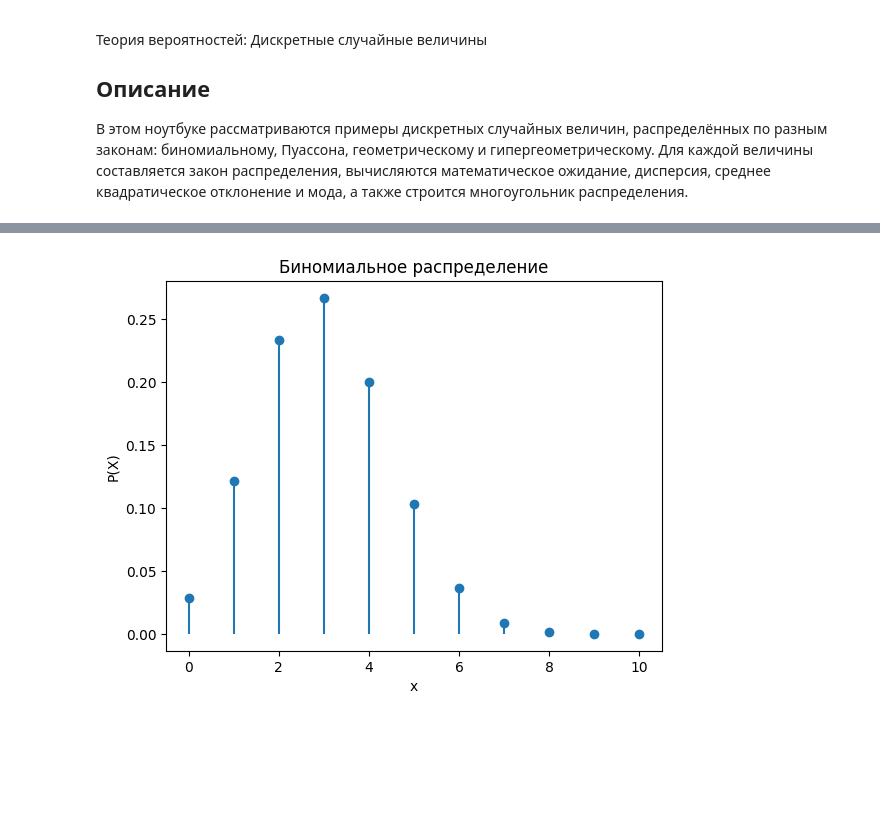
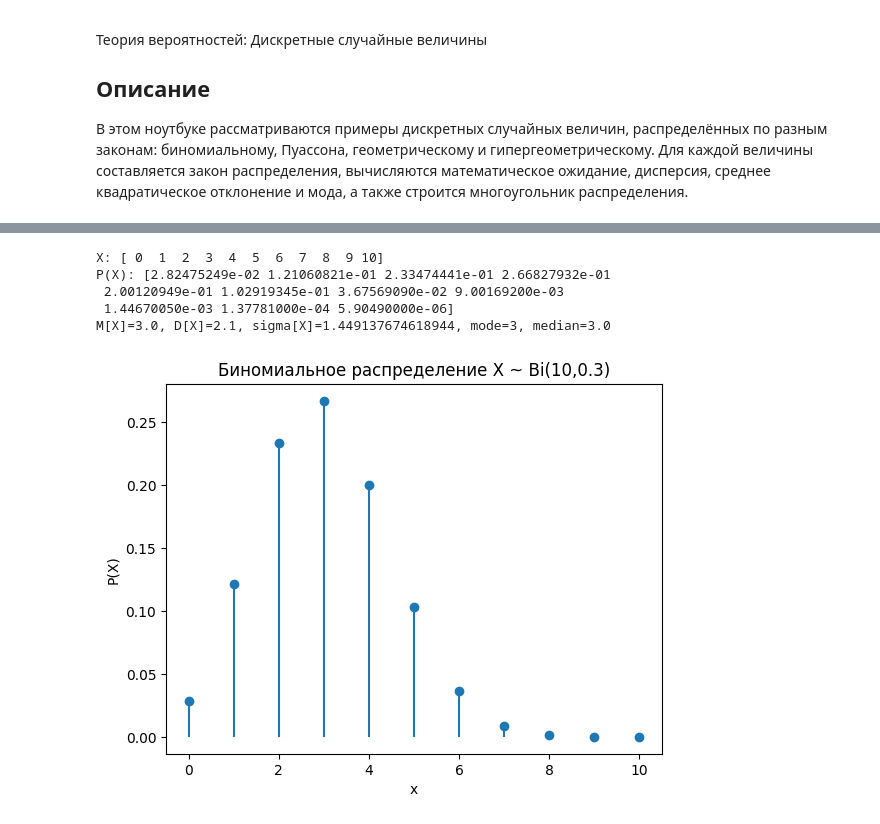
Before and after one commit to MaluckowD/Probability_Theory, a Jupyter notebook: Законы распределения дискретных случайных величин/task.ipynb, the cells around one changed output, grey strips where cells are left out. Cells and saved outputs as stored; diff of their text form; code cells hidden in the pictures; blank space fills up the shorter version.

```diff
--- a/Законы распределения дискретных случайных величин/task.ipynb
+++ b/Законы распределения дискретных случайных величин/task.ipynb
@@ -33,20 +33,31 @@ $$
 # %%
 n, p = 10, 0.3
 x = np.arange(0, n+1)
 pmf_binom = binom.pmf(x, n, p)
 
 
 mean_binom = binom.mean(n, p)
 var_binom = binom.var(n, p)
 std_binom = binom.std(n, p)
-mode_binom = np.argmax(pmf_binom)
+mode_binom = x[np.argmax(pmf_binom)]
+median_binom = binom.median(n, p)
+
+
+print(f"X: {x}")
+print(f"P(X): {pmf_binom}")
+print(f"M[X]={mean_binom}, D[X]={var_binom}, sigma[X]={std_binom}, mode={mode_binom}, median={median_binom}")
 
 
 plt.stem(x, pmf_binom, basefmt=' ')
 plt.xlabel('x')
 plt.ylabel('P(X)')
-plt.title('Биномиальное распределение')
+plt.title('Биномиальное распределение X ~ Bi(10,0.3)')
 plt.show()
 # %% [output]
+X: [ 0  1  2  3  4  5  6  7  8  9 10]
+P(X): [2.82475249e-02 1.21060821e-01 2.33474441e-01 2.66827932e-01
+ 2.00120949e-01 1.02919345e-01 3.67569090e-02 9.00169200e-03
+ 1.44670050e-03 1.37781000e-04 5.90490000e-06]
+M[X]=3.0, D[X]=2.1, sigma[X]=1.449137674618944, mode=3, median=3.0
-[figure, old version]
+[figure, new version]
 # %% [markdown]
```
Also changed, not shown: parts of 7 cells of this notebook, 2 other files.
